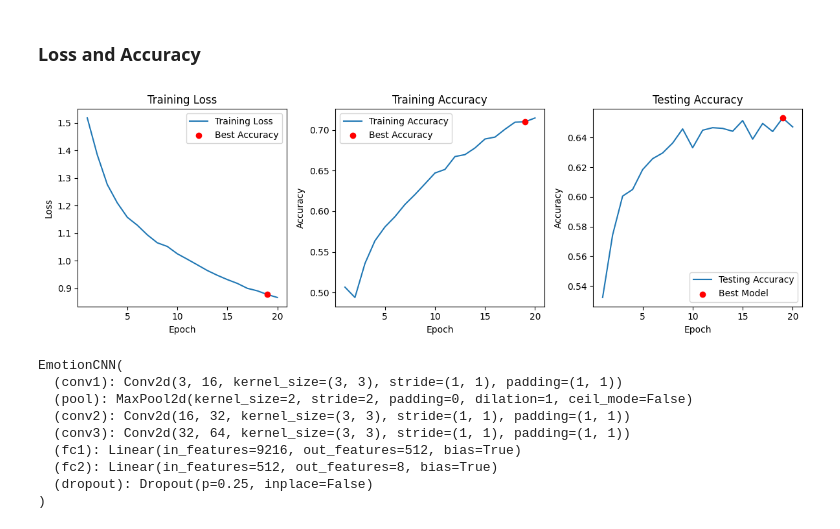
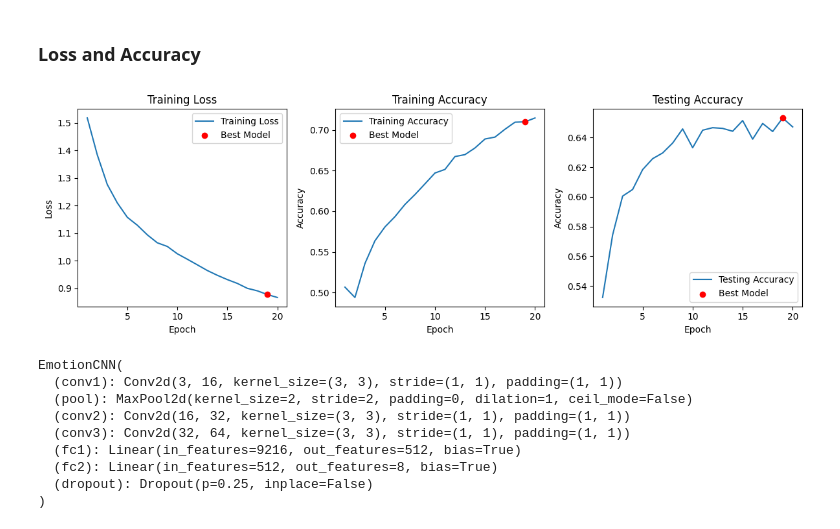
Before and after one commit to jaryd-bones/Emotion-Recognition-CNN, a Jupyter notebook: main.ipynb, the cells around one changed output. Cells and saved outputs as stored; diff of their text form; code cells hidden in the pictures.

```diff
--- a/main.ipynb
+++ b/main.ipynb
@@ -244,36 +244,36 @@ Epoch [20/20], Loss: 0.8669, Training Accuracy: 0.7148, Testing Accuracy: 0.6472
 # Plot model evaluation
 epochs = range(1, num_epochs + 1)
 
 plt.figure(figsize=(12, 4))
 
 plt.subplot(1, 3, 1)
 plt.plot(epochs, train_losses, label='Training Loss')
-plt.scatter(best_epoch + 1, train_losses[best_epoch], color='red', label='Best Accuracy', zorder=5)
+plt.scatter(best_epoch + 1, train_losses[best_epoch], color='red', label='Best Model', zorder=5)
 plt.title('Training Loss')
 plt.xlabel('Epoch')
 plt.ylabel('Loss')
 plt.legend()
 
 plt.subplot(1, 3, 2)
 plt.plot(epochs, train_accuracies, label='Training Accuracy')
-plt.scatter(best_epoch + 1, train_accuracies[best_epoch], color='red', label='Best Accuracy', zorder=5)
+plt.scatter(best_epoch + 1, train_accuracies[best_epoch], color='red', label='Best Model', zorder=5)
 plt.title('Training Accuracy')
 plt.xlabel('Epoch')
 plt.ylabel('Accuracy')
 plt.legend()
 
 plt.subplot(1, 3, 3)
 plt.plot(epochs, test_accuracies, label='Testing Accuracy')
 plt.scatter(best_epoch + 1, test_accuracies[best_epoch], color='red', label='Best Model', zorder=5)
 plt.title('Testing Accuracy')
 plt.xlabel('Epoch')
 plt.ylabel('Accuracy')
 plt.legend()
 
 plt.tight_layout()
 plt.show()
 # %% [output]
-[figure, old version]
+[figure, new version]
 # %%
 # Load model
 model_path = './models/best_model'
```
Also changed, not shown: 1 other file.
